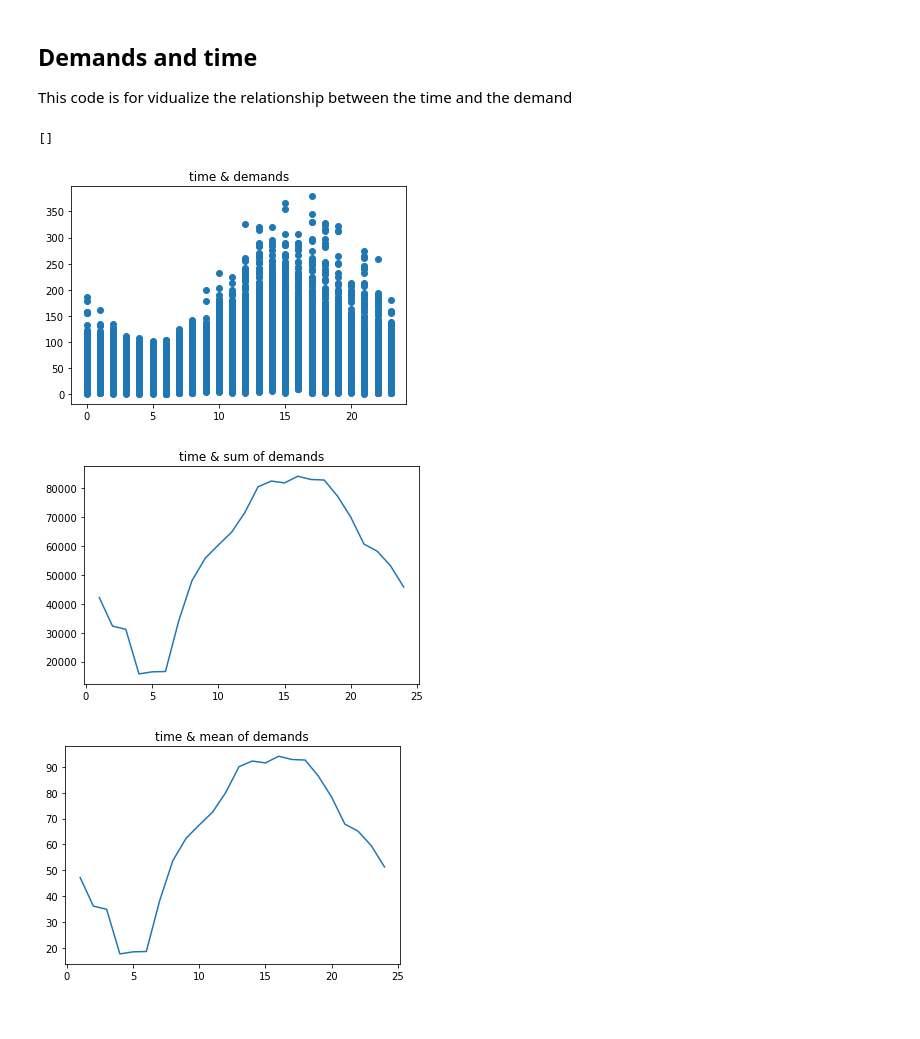
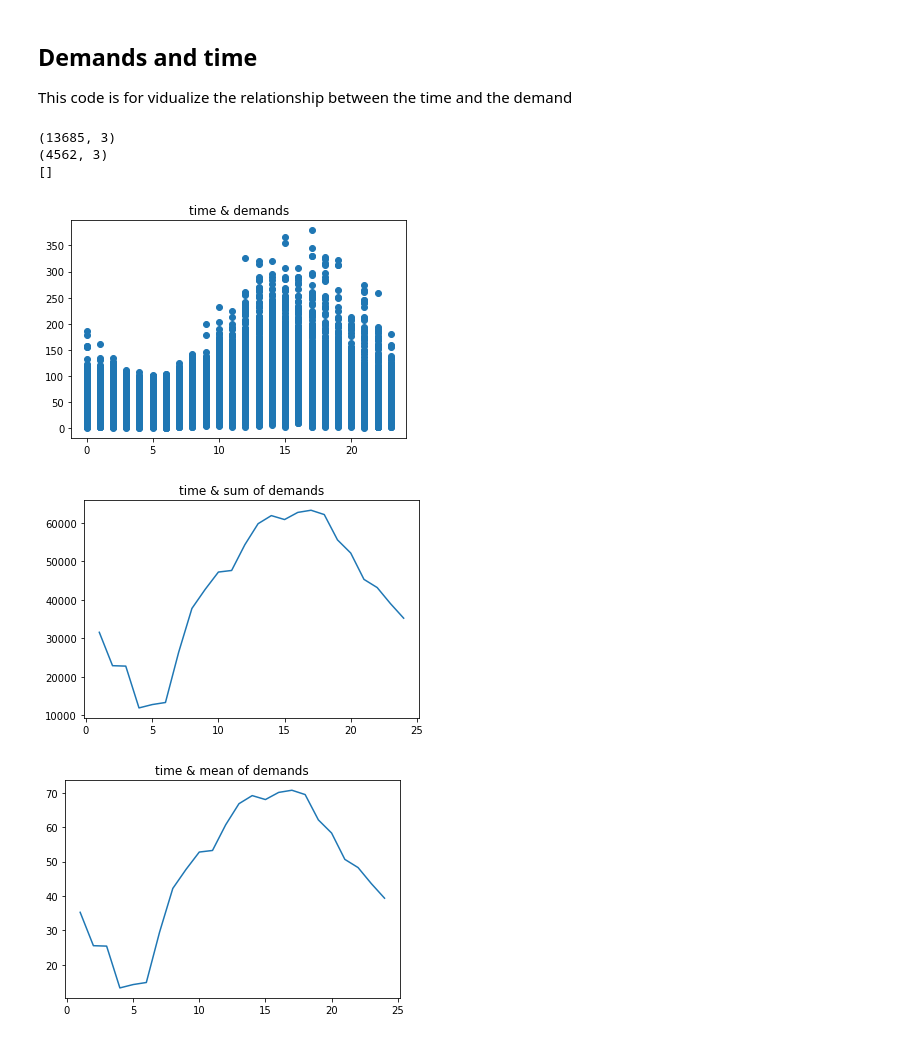
Before and after one commit to Timothy-197/CarRent_SQL-Database-Course-Project, a Jupyter notebook: data_mining/demand_visualize.ipynb, the cells around one changed output. Cells and saved outputs as stored; diff of their text form; code cells hidden in the pictures.

```diff
--- a/data_mining/demand_visualize.ipynb
+++ b/data_mining/demand_visualize.ipynb
@@ -18,6 +19,9 @@ buckets = [[]]*24
 bucket_sizes = []
 bucket_means = []
 df = pd.read_csv('train_E1GspfA.csv')
+df_train, df_test = train_test_split(df)
+print(df_train.shape)
+print(df_test.shape)
 print(bucket_sizes)
 x = df['hour']
 y = df['demand']
@@ -26,37 +30,39 @@ z = z.drop_duplicates();
 
 # fill in the buckets
 for i in range(0, len(buckets)):
-    buckets[i] = (df.loc[df['hour'] == i])['demand']
+    buckets[i] = (df_train.loc[df_train['hour'] == i])['demand']
     bucket_sizes.append(np.sum(buckets[i]))
     bucket_means.append(np.sum(buckets[i])/len(z))
 
 # show the distribution of the demands
 plt.scatter(x, y)
 plt.title('time & demands')
 plt.show()
 
 plt.plot(np.arange(1, 25, 1), bucket_sizes)
 plt.title('time & sum of demands')
 plt.show()
 
 plt.plot(np.arange(1, 25, 1), bucket_means)
 plt.title('time & mean of demands')
 plt.show()
 
 # visualize the distribution
 def drawBuckets(buckets):
     for i in range(0, len(buckets)):
         x = np.arange(0, buckets[i].shape[0], 1)
         y = buckets[i]
         print(x.shape)
         print(y.shape)
         plt.scatter(x, y)
         plt.show()
 # %% [output]
+(13685, 3)
+(4562, 3)
 []
 [figure]
-[figure, old version]
+[figure, new version]
-[figure, old version]
+[figure, new version]
 # %%
 """
     Use the guassian mixture model to model the distribution
```
Also changed, not shown: parts of 4 cells of this notebook.
